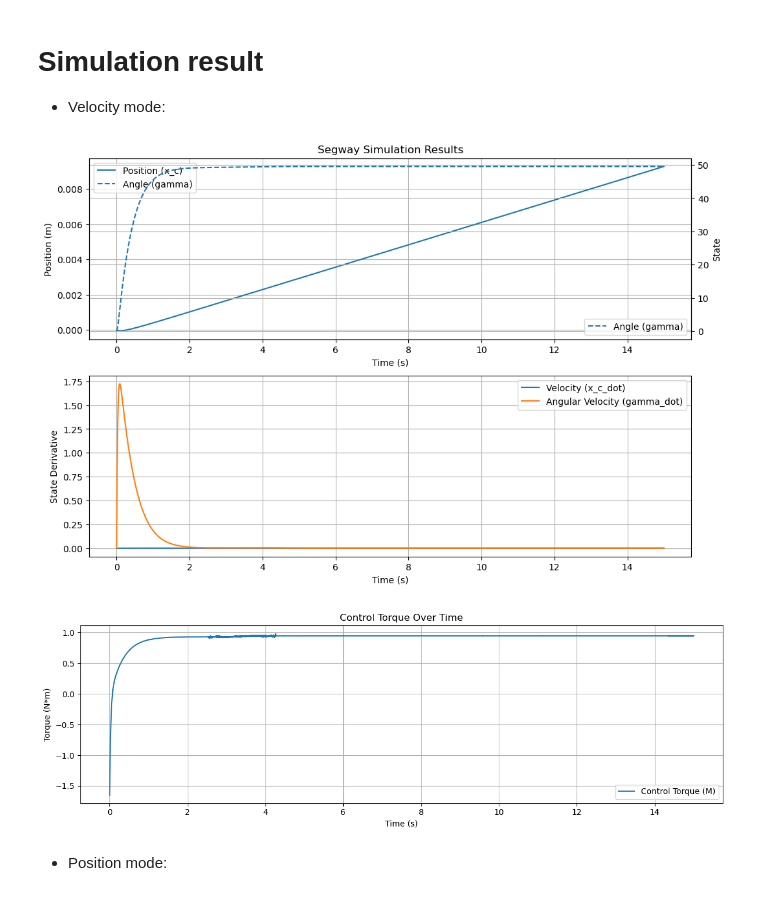
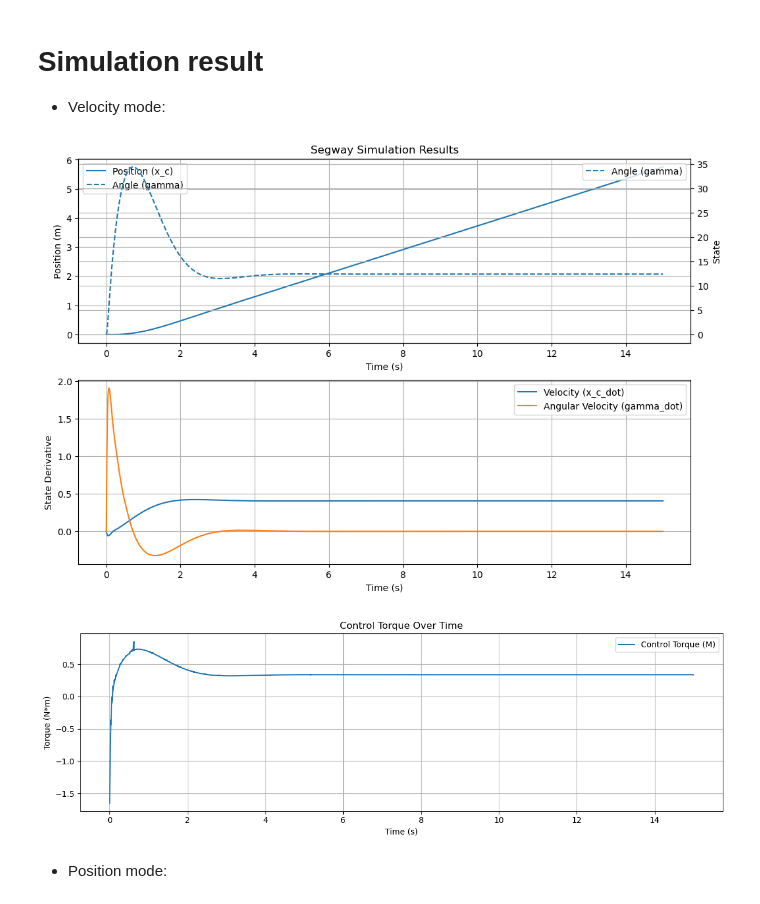
Before and after one commit to gaoshenghan1130/Python_Simu4Unicycle, a Jupyter notebook: Derivation/Segway/Segway_rollingResistance.ipynb, the cells around one changed output. Drawn from its saved outputs; the diff is of its cells as text; code cells hidden in the pictures.

```diff
--- a/Derivation/Segway/Segway_rollingResistance.ipynb
+++ b/Derivation/Segway/Segway_rollingResistance.ipynb
@@ -91,31 +97,31 @@ $$
 # %%
 from Runner import run_simulation
 from Parameters import params
 from Config import CONTROL_MODE, MODEL_T, CONTROL_STRATEGY
 
 #{"B": 0.03873794048218544, "B_0": 4.854335866523787e-05, "mu_rolling":0.2800103648346037}
 
 params.mu_rolling = 0.00500103648346037
 params.smooth_factor = 100
 params.B = 0.03873794048218544
-params.B_0 = 0.004854335866523787
+params.B_0 = 0.008854335866523787
 
 
 run_simulation(
     initial_state=[0.0, 0.0, 0.0, 0.0],
     time_span=(0, 15),
     control_mode=CONTROL_MODE.VELOCITY,
     controller_type=CONTROL_STRATEGY.PD,
     desired_gamma=0.0,
     desired_velocity=0.5,
     desired_position=0.0,
     model_type=MODEL_T.ROLLING_RESISTANCE,
     record_Torque=True,
     export_CSV_flag=True,
 )
 # %% [output]
-[figure, old version]
+[figure, new version]
-[figure, old version]
+[figure, new version]
 # %% [markdown]
 - Position mode:
 # %%
```
Also changed, not shown: parts of 2 cells of this notebook, 1 other file.
